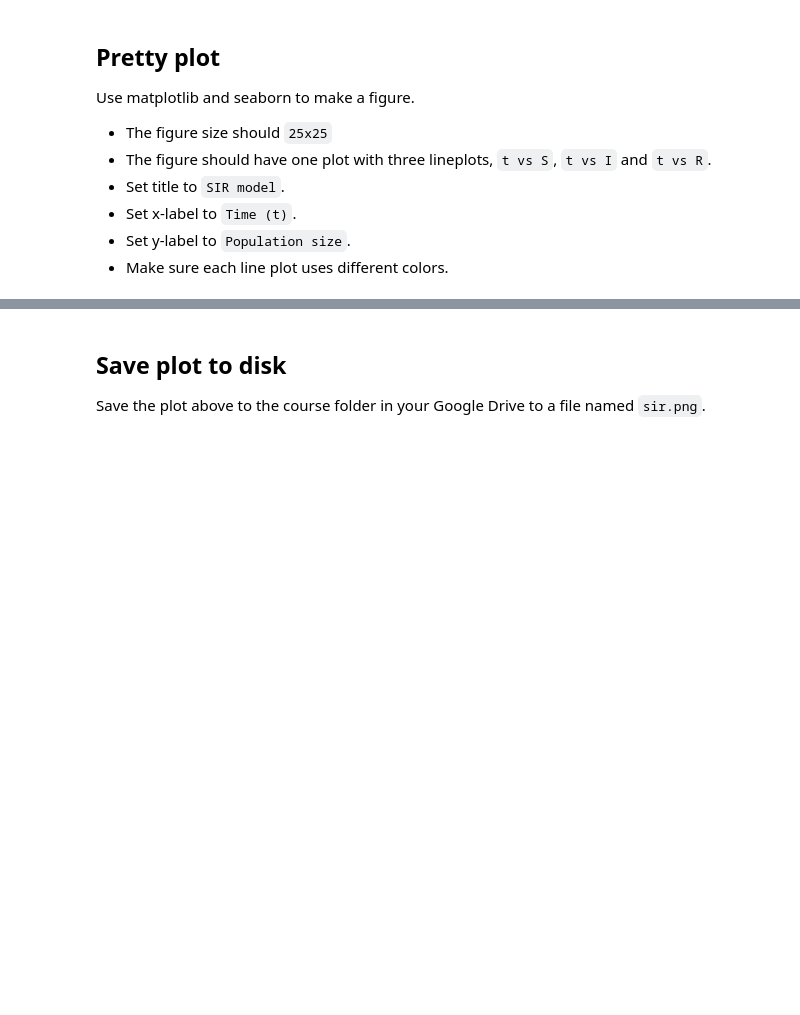
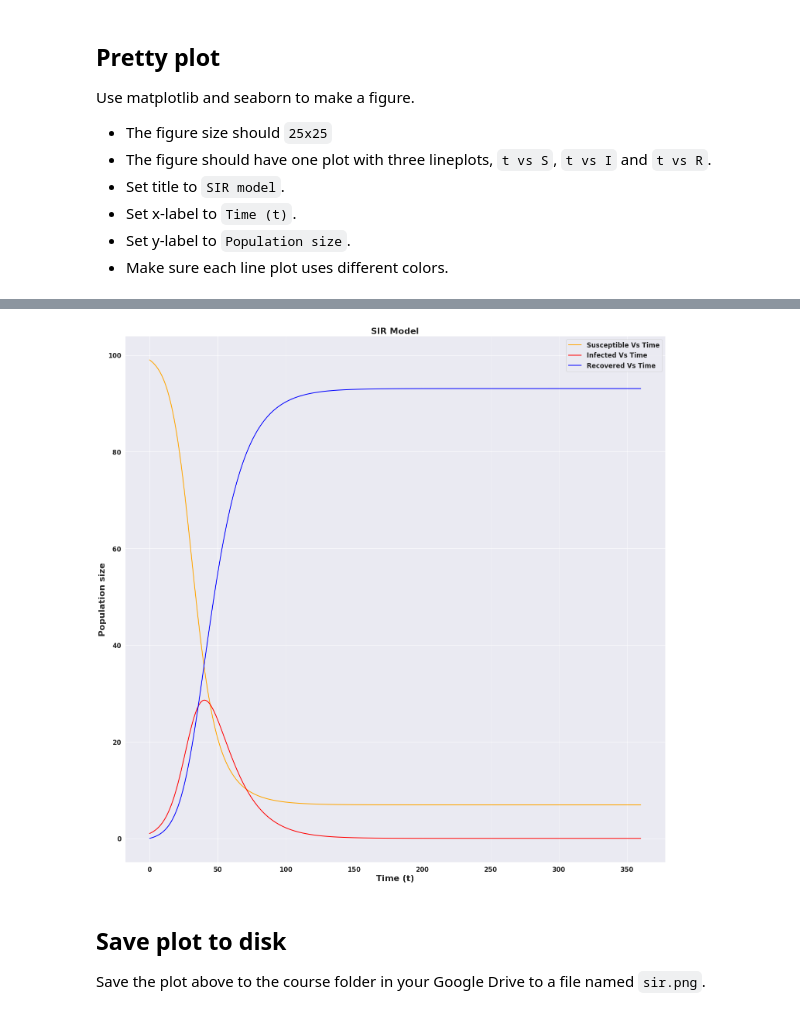
Before and after one commit to smishr97/38610, a Jupyter notebook: Modern_Programming_for_Data_Analytics_Homework_2.ipynb, the cells around one changed output, grey strips where cells are left out. Saved outputs shown, nothing was run; the diff lists cells and outputs as text; code cells hidden in the pictures; blank space fills up the shorter version.

```diff
--- a/Modern_Programming_for_Data_Analytics_Homework_2.ipynb
+++ b/Modern_Programming_for_Data_Analytics_Homework_2.ipynb
@@ -316,0 +321,24 @@ Use matplotlib and seaborn to make a figure.
+# %%
+S, I, R = results.T
+# %%
+import matplotlib.pyplot as plt
+import seaborn as sns
+font = {'family' : 'Arial',
+        'weight' : 'bold',
+        'size'   : 22}
+
+matplotlib.rc('font', **font)
+
+plt.figure(figsize = (25,25))
+sns.set(font_scale=1.5)
+
+sns.lineplot(y = S, x = t, color = "orange", lw = 2)
+sns.lineplot(y = I, x = t, color = "red", lw = 2)
+sns.lineplot(y = R, x = t, color = "blue", lw = 2)
+
+plt.legend(["Susceptible Vs Time", "Infected Vs Time", "Recovered Vs Time"])
+plt.xlabel("Time (t)", fontdict=font)
+plt.ylabel("Population size", fontdict=font)
+plt.title("SIR Model", fontdict=font)
+plt.show()
+# %% [output]
@@ -317,3 +346,4 @@ Use matplotlib and seaborn to make a figure.
+[figure, added]
 # %% [markdown]
 ## Save plot to disk
 Save the plot above to the course folder in your Google Drive to a file named `sir.png`.
```
Also changed, not shown: parts of 3 cells of this notebook.
